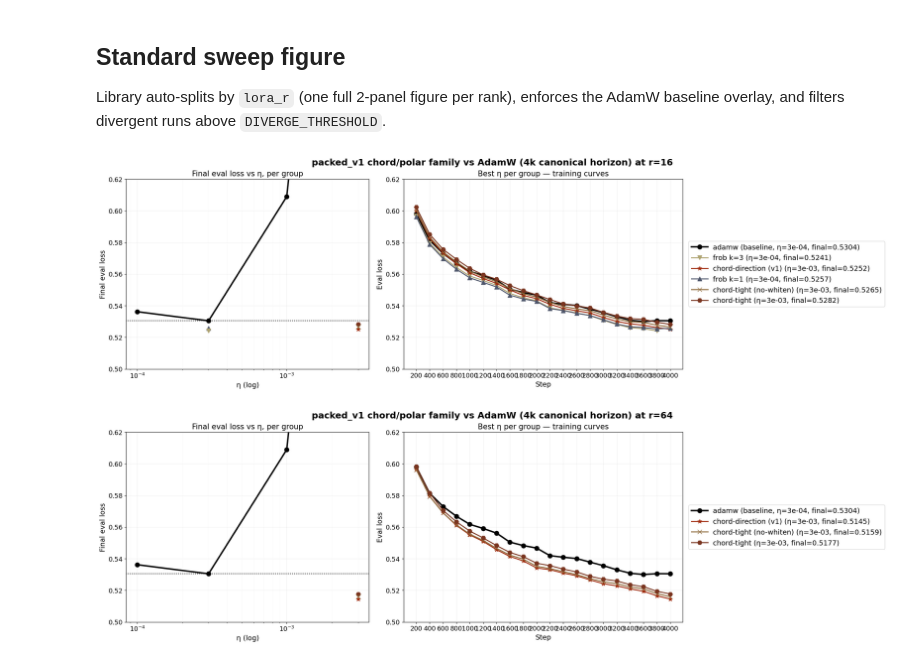
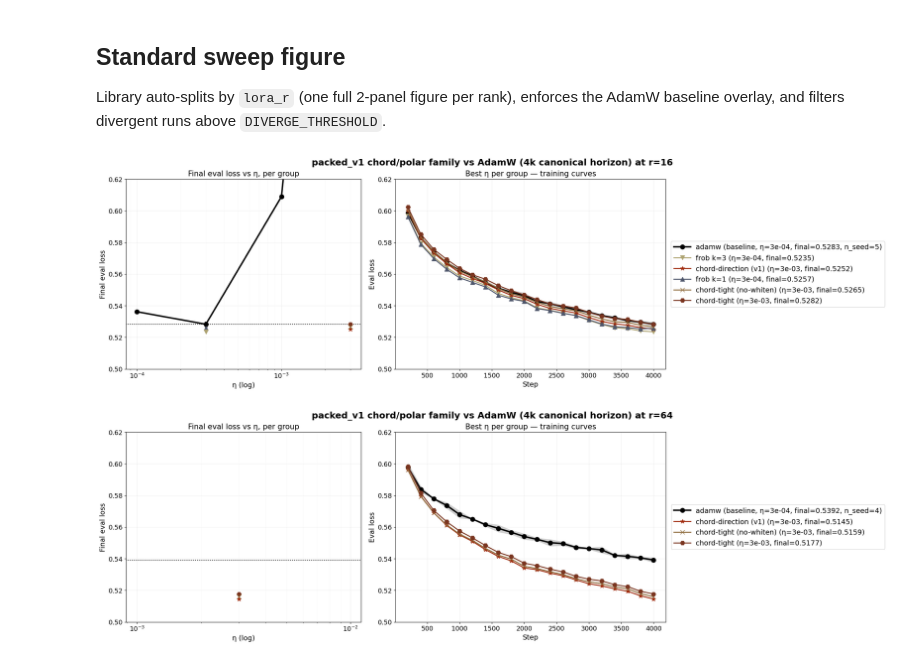
Before and after one commit to nikhilgsh/lora-optimizers, a Jupyter notebook: notebooks/packed_v1_leaderboard.ipynb, the cells around one changed output. Saved outputs shown, nothing was run; the diff lists cells and outputs as text; code cells hidden in the pictures.

```diff
--- a/notebooks/packed_v1_leaderboard.ipynb
+++ b/notebooks/packed_v1_leaderboard.ipynb
@@ -49,16 +56,22 @@ NO run_info/ (8) — files present but missing run_info/ dir, invisible to load_
 
 Reference = AdamW lr-sweep (seed=0). Candidates = chord/polar variants at lr=3e-3.
 # %%
-# Reference: AdamW packed_v1 lr-sweep, seed=0 only. The in-flight multi-seed
-# AdamW runs (seeds 1-4 all at η=3e-4) would stack onto a single x-value in
-# the η-sweep overlay and confuse both best_run() and the curve — they're
-# for σ-anchoring, not η-tuning, and live in a separate cell below.
+# Reference: AdamW packed_v1, ALL seeds. With the multi-seed sweep landed,
+# the library will:
+#   - Aggregate per-η across seeds for the η-sweep curve (left panel,
+#     vertical seed-σ error bars).
+#   - Compute mean ± std trajectory at the best η across seeds for the
+#     training-curve panel (right panel, shaded ±σ band around the mean).
 ref_runs = load_runs(
-    where={'optimizer': 'adamw', 'data_pipeline_version': 'packed_v1',
-           'seed': 0},
+    where={'optimizer': 'adamw', 'data_pipeline_version': 'packed_v1'},
     logs_root='../logs', warn_cross_commit=False,
 )
-print(f'reference AdamW packed_v1 (seed=0 lr-sweep): {len(ref_runs)} runs')
+print(f'reference AdamW packed_v1 (all seeds): {len(ref_runs)} runs')
+from collections import Counter
+seed_count_per_lr = Counter((cfg['lr'], cfg.get('seed')) for cfg, _ in ref_runs)
+print(f'  seeds per η: ' + ', '.join(
+    f"η={lr:.0e}:{n}" for lr, n in
+    Counter(cfg['lr'] for cfg, _ in ref_runs).most_common()))
 
 # Candidates: packed_v1 runs in the chord/polar family at the canonical
 # 4k horizon (drops old 500-step debug runs).
@@ -143,25 +157,26 @@ Library auto-splits by `lora_r` (one full 2-panel figure per rank), enforces the
 # %%
 results = standard_sweep_figure(
     cand_runs,
     group_key_fn=group_key,
     color_map=color_map,
     reference_runs=ref_runs,
     suptitle='packed_v1 chord/polar family vs AdamW (4k canonical horizon)',
     same_value_axes=('lora_plus_multiplier',),
     marker_map=marker_map,
     figsize=(22, 6.5),
+    x_tick_step=500,  # default 200 yields 20 ticks at 4k steps → overlap
 )
 
 # Library auto-clamps y-range to a 0.16 band starting at min(losses)-0.005
 # (plot_utils.py:867), collapsing the panel when candidates sit in a narrow
 # band (here 0.51-0.53). Widen post-hoc so the AdamW lr=1e-4 reference
 # (~0.54) and the in-flight frob curves stay in view.
 YLIM = (0.50, 0.62)
 for fig, axes, _n_keep, _n_drop in results:
     for ax in axes:
         ax.set_ylim(*YLIM)
 
 plt.show()
 # %% [output]
-[figure, old version]
+[figure, new version]
-[figure, old version]
+[figure, new version]
```
Also changed, not shown: parts of 3 cells of this notebook, 1 other file.
